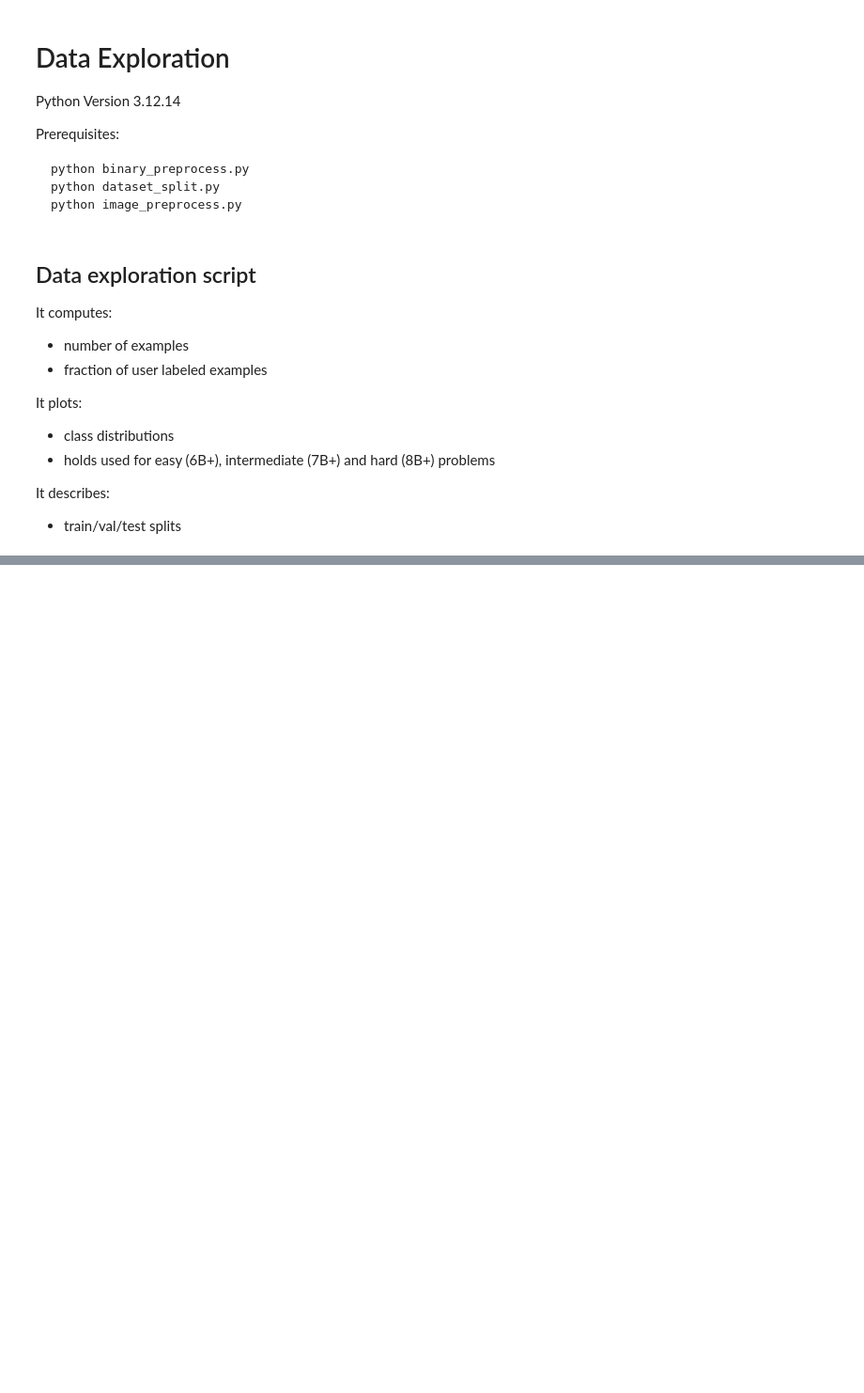
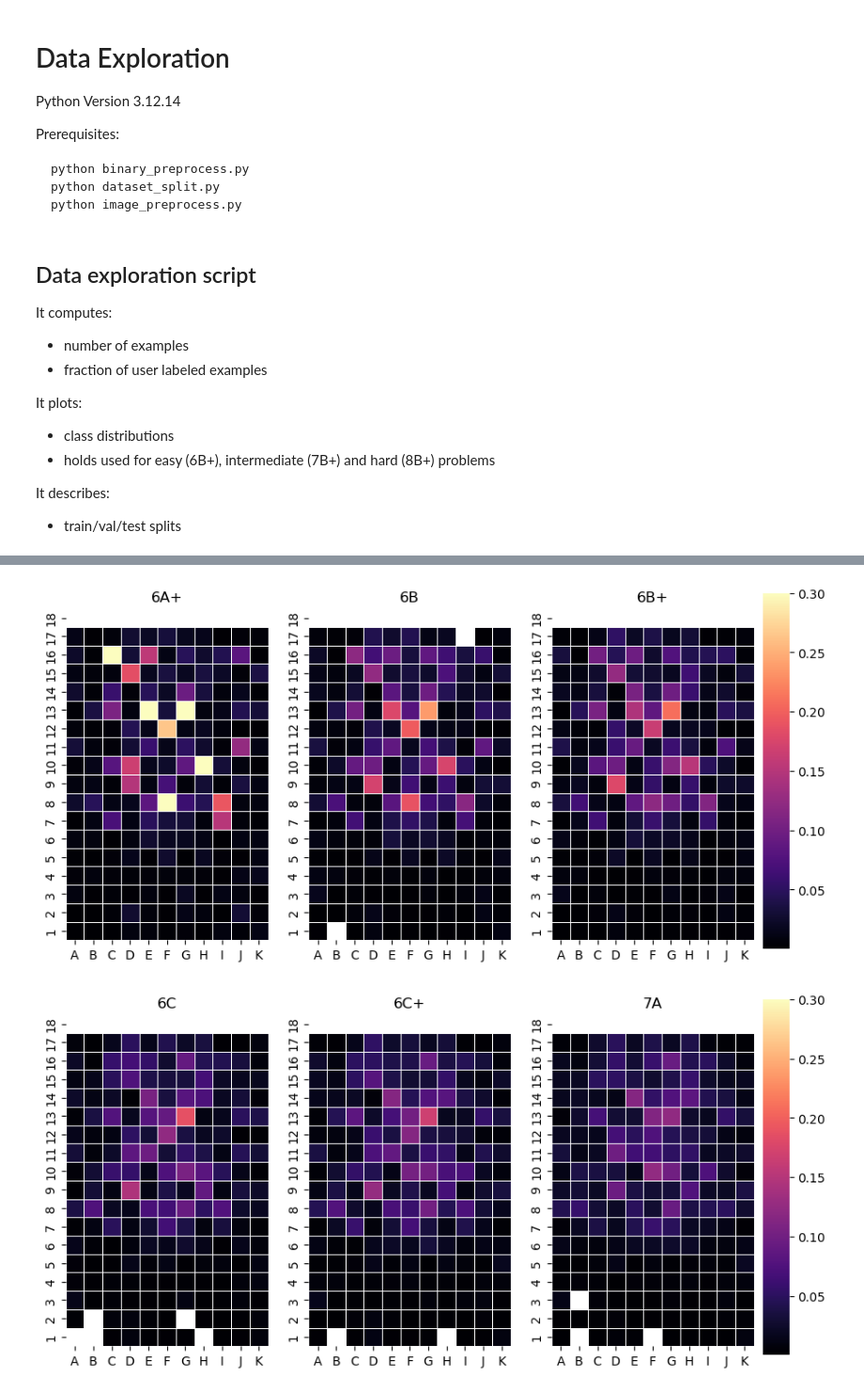
Before and after one commit to phipyao/ds4002-project-3, a Jupyter notebook: SCRIPTS/code.ipynb, the cells around one changed output, grey strips where cells are left out. Shown: that part at 94% size. Drawn from its saved outputs; the diff is of its cells as text; code cells hidden in the pictures; blank space fills up the shorter version.

Commit message:
added more heatmaps

```diff
--- a/SCRIPTS/code.ipynb
+++ b/SCRIPTS/code.ipynb
@@ -164,0 +114,33 @@ Distribution of classes in test :
+# %%
+def plot_heatmap(grades):
+    # plots a heatmap of the holds
+    fig, axn = plt.subplots(1, len(grades))
+    cbar_ax = fig.add_axes([.91, .25, .03, .5])
+
+    for i, grade in enumerate(grades):
+        # filter holds based on their type: only intermediate holds are kept (as start and end holds tend to be most similar and most frequent)
+        mask = X_type == 1
+        X_filtered = X*mask
+        # filter examples based on their label
+        X_filtered = X_filtered[y == grade2class[grade],:]
+        # build the heatmap
+        heatmap = np.reshape(np.sum(X_filtered, axis=0), (18,11))
+        freq_heatmap = heatmap / X_filtered.shape[0]
+        # plot the heatmap
+        ax = sns.heatmap(freq_heatmap, vmax=0.3, cmap='magma', linewidth=0.5, square=True,
+                            xticklabels = [str(chr(k)) for k in range(ord("A"), ord("A") + heatmap.shape[1])],
+                            yticklabels = range(heatmap.shape[0],0,-1),
+                            mask=(freq_heatmap==0), ax=axn[i],
+                            cbar = not i, cbar_ax=None if i else cbar_ax)
+        ax.set_title(grade)
+    plt.show()
+# %%
+# '6A+', '6B', '6B+', '6C', '6C+', '7A', '7A+', '7B', '7B+', '7C', '7C+', '8A', '8A+', '8B', '8B+'
+plot_heatmap(['6A+', '6B', '6B+'])  #V3-V4
+plot_heatmap(['6C', '6C+', '7A'])   #V5-V6
+plot_heatmap(['7A+', '7B', '7B+'])  #V7-V8
+plot_heatmap(['7C', '7C+', '8A'])   #V9-V11
+plot_heatmap(['8A+', '8B', '8B+'])  #V12-V14
+# %% [output]
+[figure, added]
+[figure, added]
```
Also changed, not shown: parts of 2 cells of this notebook.
